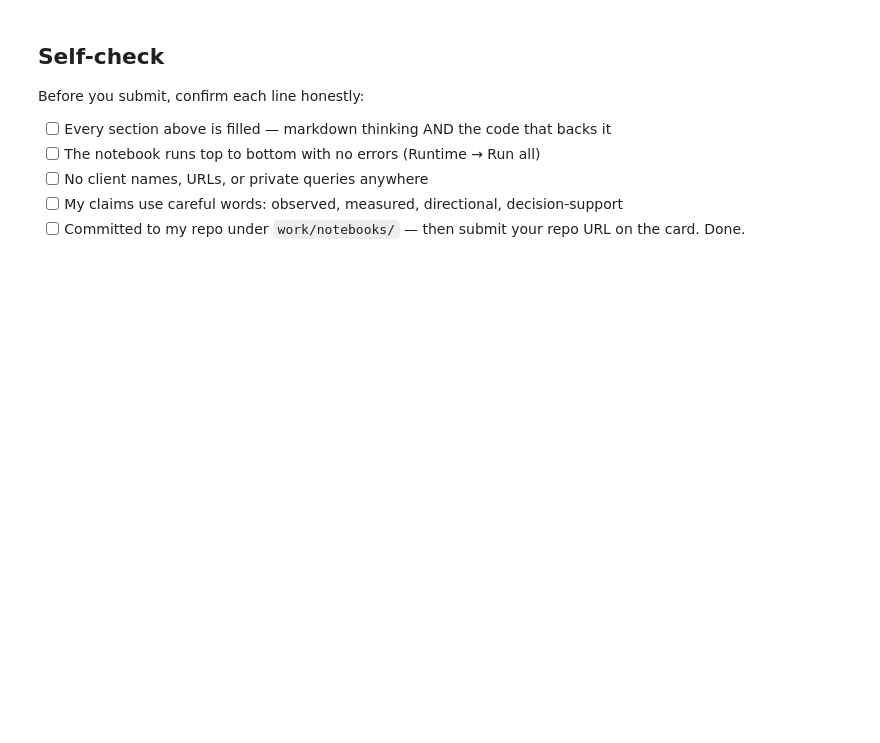
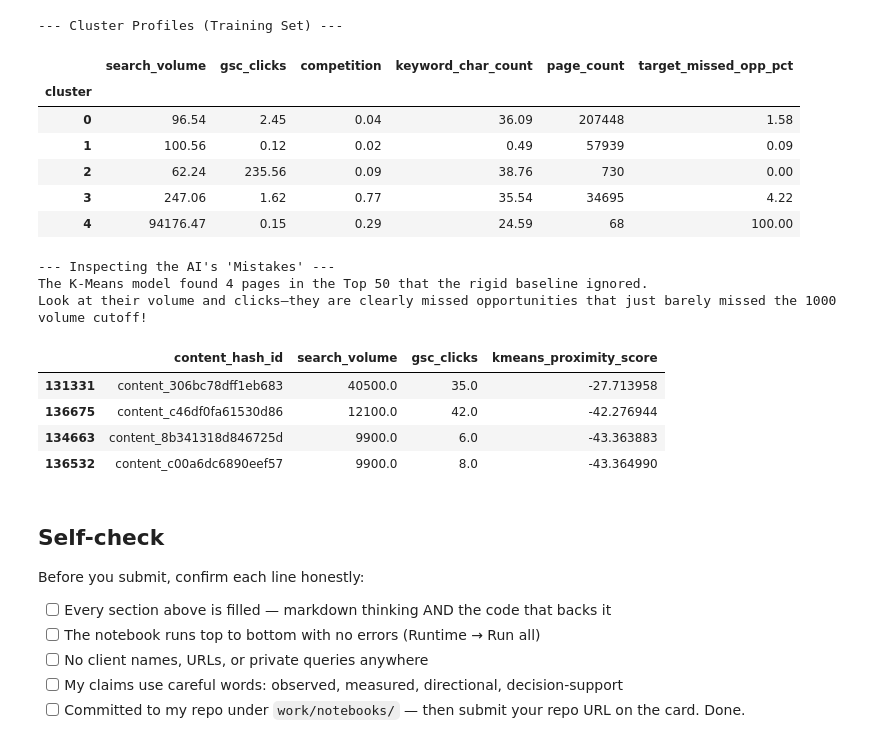
Before and after one commit to malakanwarr/flyrank-internship-ml, a Jupyter notebook: work/notebooks/w05_model.ipynb, the cells around one changed output. Cells and saved outputs as stored; diff of their text form; code cells hidden in the pictures; blank space fills up the shorter version.

```diff
--- a/work/notebooks/w05_model.ipynb
+++ b/work/notebooks/w05_model.ipynb
@@ -36,0 +40,25 @@ This skeleton is yours to fill. Work the sections **in order** — each one has
+# %%
+from sklearn.model_selection import GroupShuffleSplit
+
+# 1. Load clean dataset
+df = pd.read_csv('master_dataset_ready.csv', low_memory=False)
+
+# 2. Define target flag matching Week 4 rule for evaluation
+df['target'] = ((df['search_volume'] >= 1000) & (df['gsc_clicks'] <= 5)).astype(int)
+
+# 3. Grouped split by client
+gss = GroupShuffleSplit(n_splits=1, test_size=0.2, random_state=42)
+train_idx, test_idx = next(gss.split(df, groups=df['client_hash_id']))
+
+train_df = df.iloc[train_idx].copy()
+test_df = df.iloc[test_idx].copy()
+
+# 4. Verify clean boundary
+train_clients = set(train_df['client_hash_id'].unique())
+test_clients = set(test_df['client_hash_id'].unique())
+overlap = train_clients.intersection(test_clients)
+
+print("--- Grouped by Client Split Results ---")
+print(f"Training set: {len(train_df)} pages across {len(train_clients)} clients.")
+print(f"Test set: {len(test_df)} pages across {len(test_clients)} clients.")
+print(f"Client overlap between sets: {len(overlap)} (Must be 0!)")
@@ -37,3 +137,36 @@ This skeleton is yours to fill. Work the sections **in order** — each one has
+# %%
+# 1. Print the Cluster Profiles to show what the AI leans on
+cluster_profiles = train_df.groupby('cluster')[feature_cols].mean().round(2)
+cluster_profiles['page_count'] = train_df.groupby('cluster').size()
+cluster_profiles['target_missed_opp_pct'] = (train_df.groupby('cluster')['target'].mean() * 100).round(2)
+
+print("--- Cluster Profiles (Training Set) ---")
+display(cluster_profiles)
+
+print("\n--- Inspecting the AI's 'Mistakes' ---")
+# 2. Find pages the AI flagged in the top 50, but the baseline rule rejected
+ai_catches = top_50_kmeans[top_50_kmeans['target'] == 0]
+
+print(f"The K-Means model found {len(ai_catches)} pages in the Top 50 that the rigid baseline ignored.")
+print("Look at their volume and clicks—they are clearly missed opportunities that just barely missed the 1000 volume cutoff!")
+display(ai_catches[['content_hash_id', 'search_volume', 'gsc_clicks', 'kmeans_proximity_score']].head(5))
+# %% [output]
+--- Cluster Profiles (Training Set) ---
+|  | search_volume | gsc_clicks | competition | keyword_char_count | page_count | target_missed_opp_pct |
+| cluster |  |  |  |  |  |  |
+| 0 | 96.54 | 2.45 | 0.04 | 36.09 | 207448 | 1.58 |
+| 1 | 100.56 | 0.12 | 0.02 | 0.49 | 57939 | 0.09 |
+| 2 | 62.24 | 235.56 | 0.09 | 38.76 | 730 | 0.00 |
+| 3 | 247.06 | 1.62 | 0.77 | 35.54 | 34695 | 4.22 |
+| 4 | 94176.47 | 0.15 | 0.29 | 24.59 | 68 | 100.00 |
+--- Inspecting the AI's 'Mistakes' ---
+The K-Means model found 4 pages in the Top 50 that the rigid baseline ignored.
+Look at their volume and clicks—they are clearly missed opportunities that just barely missed the 1000 volume cutoff!
+|  | content_hash_id | search_volume | gsc_clicks | kmeans_proximity_score |
+| 131331 | content_306bc78dff1eb683 | 40500.0 | 35.0 | -27.713958 |
+| 136675 | content_c46df0fa61530d86 | 12100.0 | 42.0 | -42.276944 |
+| 134663 | content_8b341318d846725d | 9900.0 | 6.0 | -43.363883 |
+| 136532 | content_c00a6dc6890eef57 | 9900.0 | 8.0 | -43.364990 |
 # %% [markdown]
 ## Self-check
 
```
Also changed, not shown: parts of 15 cells of this notebook.
